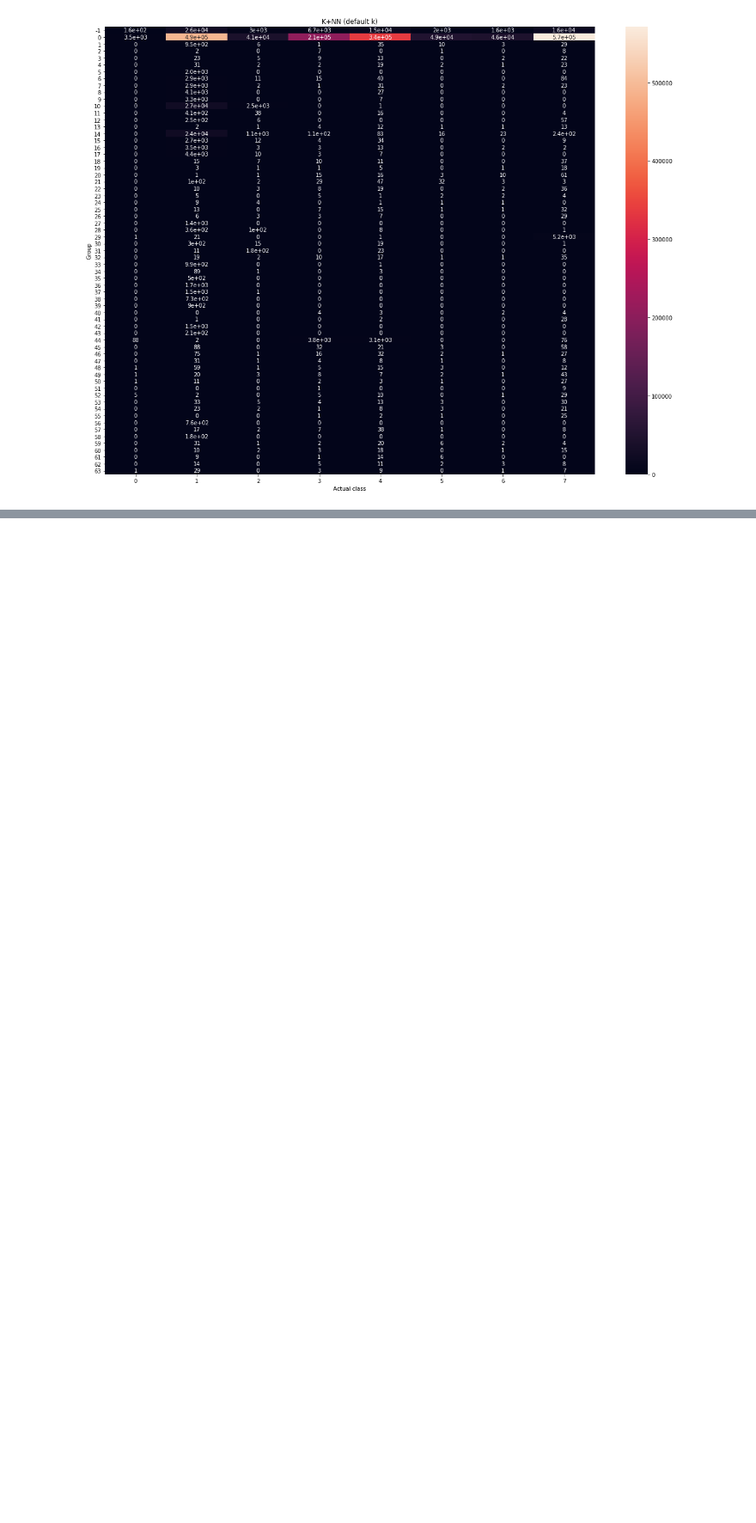
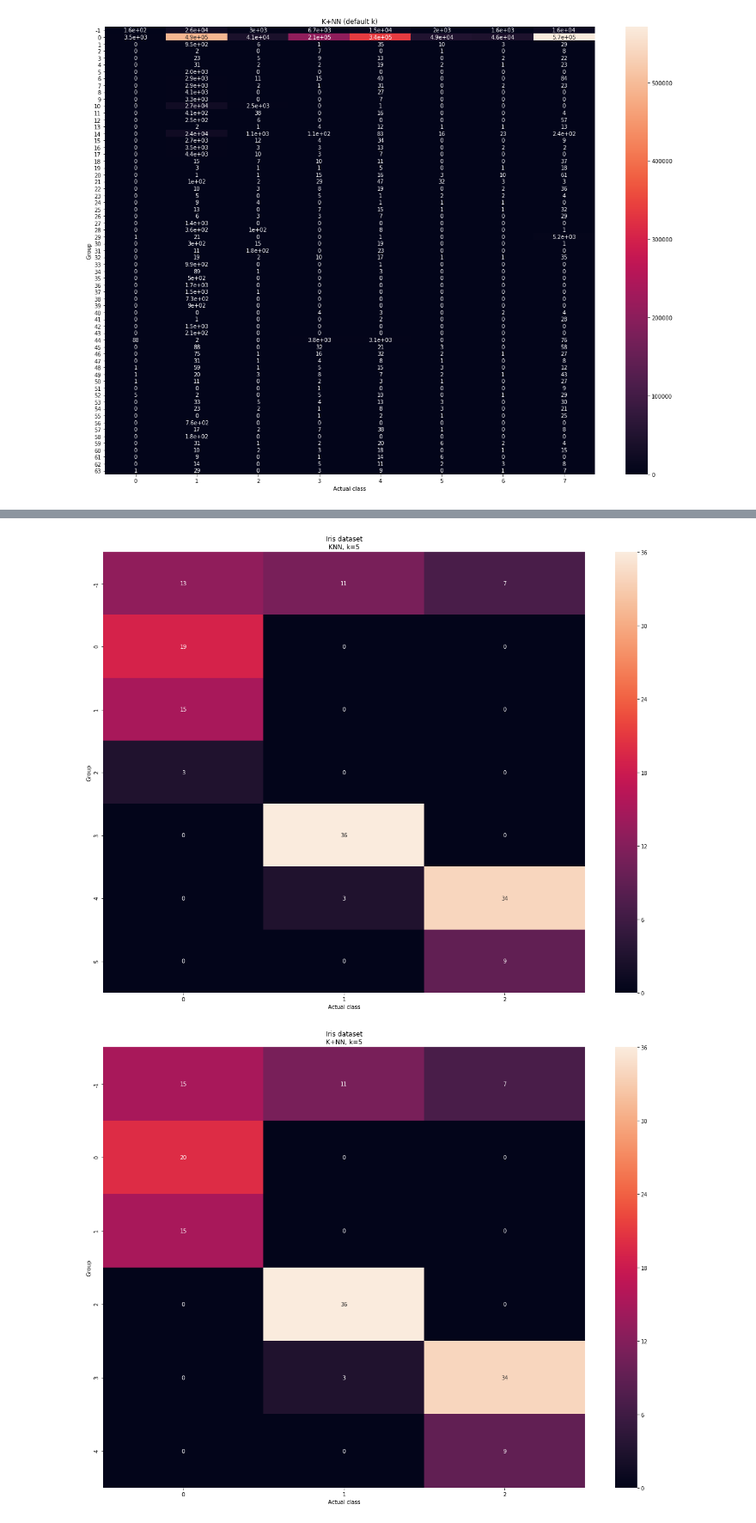
Before and after one commit to Delebrith/return-of-the-neighbours, a Jupyter notebook: experiments/classification_test.ipynb, the cells around one changed output, grey strips where cells are left out. Shown at 86% size. Drawn from its saved outputs; the diff is of its cells as text; code cells hidden in the pictures; blank space fills up the shorter version.

```diff
--- a/experiments/classification_test.ipynb
+++ b/experiments/classification_test.ipynb
@@ -128,0 +202,9 @@ show_cmat(kpnn_result_100, "K+NN (default k)")
+# %%
+iris_result_knn_5 = pynbc.nbc_kNN(5, pynbc.MIN_VALUE, data_iris_features, True)
+iris_result_kpnn_5 = pynbc.nbc_kpNN(5, pynbc.MIN_VALUE, data_iris_features, True)
+# %%
+show_cmat(np.array(iris_result_knn_5), data_iris_target, "Iris dataset\nKNN, k=5")
+show_cmat(np.array(iris_result_kpnn_5), data_iris_target, "Iris dataset\nK+NN, k=5")
+# %% [output]
+[figure, added]
+[figure, added]
```
Also changed, not shown: parts of 15 cells of this notebook.
